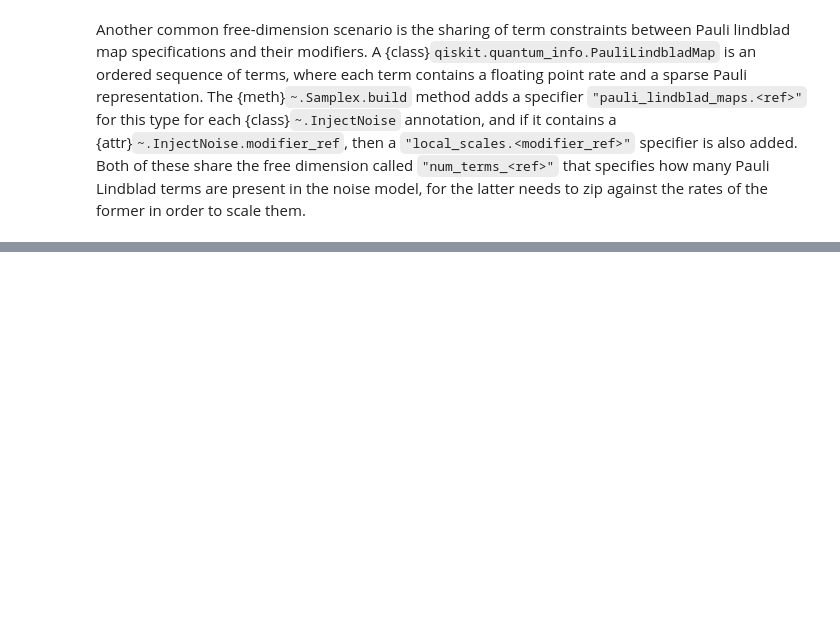
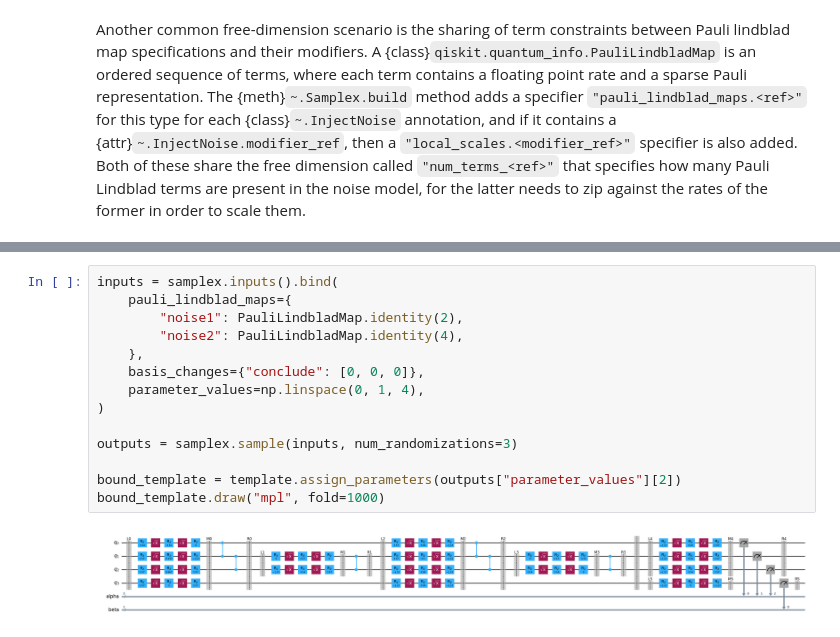
Before and after one commit to Qiskit/samplomatic, a Jupyter notebook: docs/guides/samplex_io.ipynb, the cells around one changed output, grey strips where cells are left out. Saved outputs shown, nothing was run; the diff lists cells and outputs as text; blank space fills up the shorter version.

Commit message:
new section on binding to template

```diff
--- a/docs/guides/samplex_io.ipynb
+++ b/docs/guides/samplex_io.ipynb
@@ -265,0 +272,16 @@ Current constraints: {'num_terms_noise2': 2}
+# %%
+inputs = samplex.inputs().bind(
+    pauli_lindblad_maps={
+        "noise1": PauliLindbladMap.identity(2),
+        "noise2": PauliLindbladMap.identity(4),
+    },
+    basis_changes={"conclude": [0, 0, 0]},
+    parameter_values=np.linspace(0, 1, 4),
+)
+
+outputs = samplex.sample(inputs, num_randomizations=3)
+
+bound_template = template.assign_parameters(outputs["parameter_values"][2])
+bound_template.draw("mpl", fold=1000)
+# %% [output]
+[figure, added]
```
Also changed, not shown: parts of 5 cells of this notebook.
